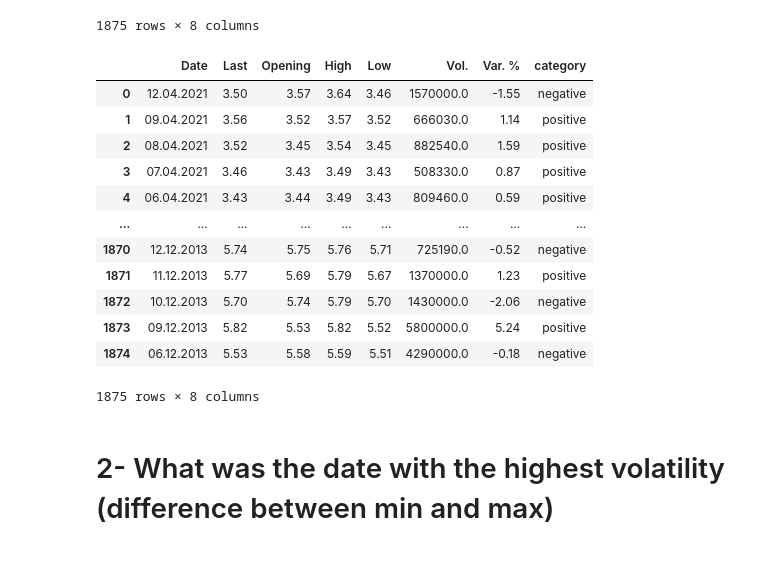
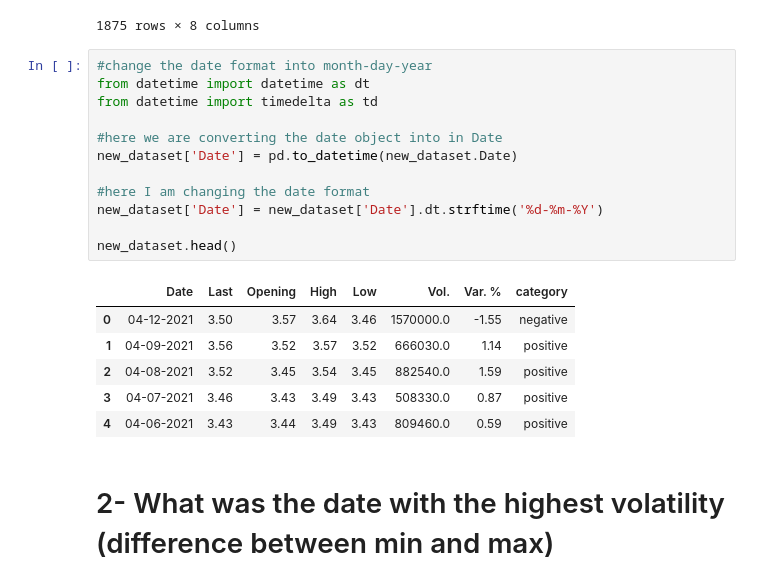
Before and after one commit to arfan64shah/Extract_Transform_Load_Visualization, a Jupyter notebook: Arfan_Practical6/Arfan_Practical6.ipynb, the cells around one changed output. Cells and saved outputs as stored; diff of their text form.

```diff
--- a/Arfan_Practical6/Arfan_Practical6.ipynb
+++ b/Arfan_Practical6/Arfan_Practical6.ipynb
@@ -120,20 +120,24 @@ new_dataset
 | 1874 | 06.12.2013 | 5.53 | 5.58 | 5.59 | 5.51 | 4290000.0 | -0.18 | negative |
 1875 rows × 8 columns
 # %%
+#change the date format into month-day-year
+from datetime import datetime as dt
+from datetime import timedelta as td
+
+#here we are converting the date object into in Date
+new_dataset['Date'] = pd.to_datetime(new_dataset.Date)
+
+#here I am changing the date format
+new_dataset['Date'] = new_dataset['Date'].dt.strftime('%d-%m-%Y')
+
+new_dataset.head()
 # %% [output]
 |  | Date | Last | Opening | High | Low | Vol. | Var. % | category |
-| 0 | 12.04.2021 | 3.50 | 3.57 | 3.64 | 3.46 | 1570000.0 | -1.55 | negative |
-| 1 | 09.04.2021 | 3.56 | 3.52 | 3.57 | 3.52 | 666030.0 | 1.14 | positive |
-| 2 | 08.04.2021 | 3.52 | 3.45 | 3.54 | 3.45 | 882540.0 | 1.59 | positive |
-| 3 | 07.04.2021 | 3.46 | 3.43 | 3.49 | 3.43 | 508330.0 | 0.87 | positive |
-| 4 | 06.04.2021 | 3.43 | 3.44 | 3.49 | 3.43 | 809460.0 | 0.59 | positive |
-| ... | ... | ... | ... | ... | ... | ... | ... | ... |
-| 1870 | 12.12.2013 | 5.74 | 5.75 | 5.76 | 5.71 | 725190.0 | -0.52 | negative |
-| 1871 | 11.12.2013 | 5.77 | 5.69 | 5.79 | 5.67 | 1370000.0 | 1.23 | positive |
-| 1872 | 10.12.2013 | 5.70 | 5.74 | 5.79 | 5.70 | 1430000.0 | -2.06 | negative |
-| 1873 | 09.12.2013 | 5.82 | 5.53 | 5.82 | 5.52 | 5800000.0 | 5.24 | positive |
-| 1874 | 06.12.2013 | 5.53 | 5.58 | 5.59 | 5.51 | 4290000.0 | -0.18 | negative |
+| 0 | 04-12-2021 | 3.50 | 3.57 | 3.64 | 3.46 | 1570000.0 | -1.55 | negative |
+| 1 | 04-09-2021 | 3.56 | 3.52 | 3.57 | 3.52 | 666030.0 | 1.14 | positive |
+| 2 | 04-08-2021 | 3.52 | 3.45 | 3.54 | 3.45 | 882540.0 | 1.59 | positive |
+| 3 | 04-07-2021 | 3.46 | 3.43 | 3.49 | 3.43 | 508330.0 | 0.87 | positive |
+| 4 | 04-06-2021 | 3.43 | 3.44 | 3.49 | 3.43 | 809460.0 | 0.59 | positive |
-1875 rows × 8 columns
 # %% [markdown]
 # 2- What was the date with the highest volatility (difference between min and max)
 # %%
```
Also changed, not shown: parts of 4 cells of this notebook.
